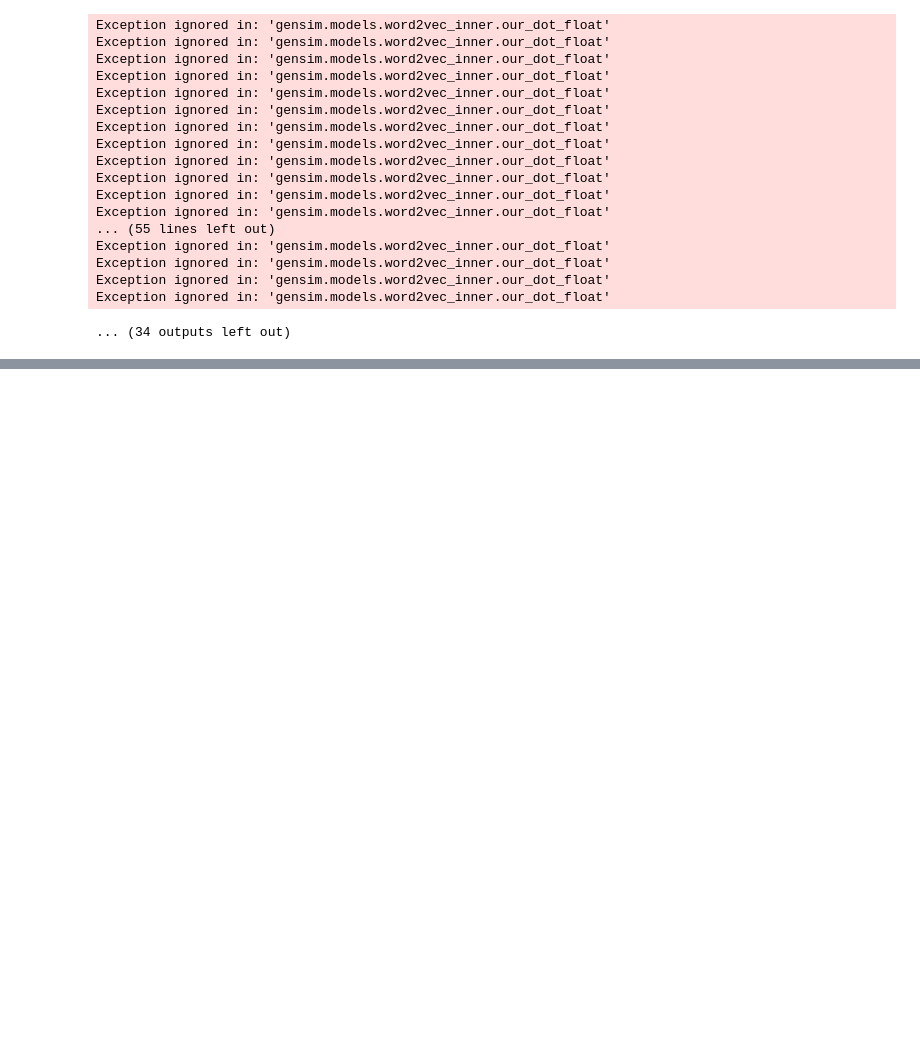
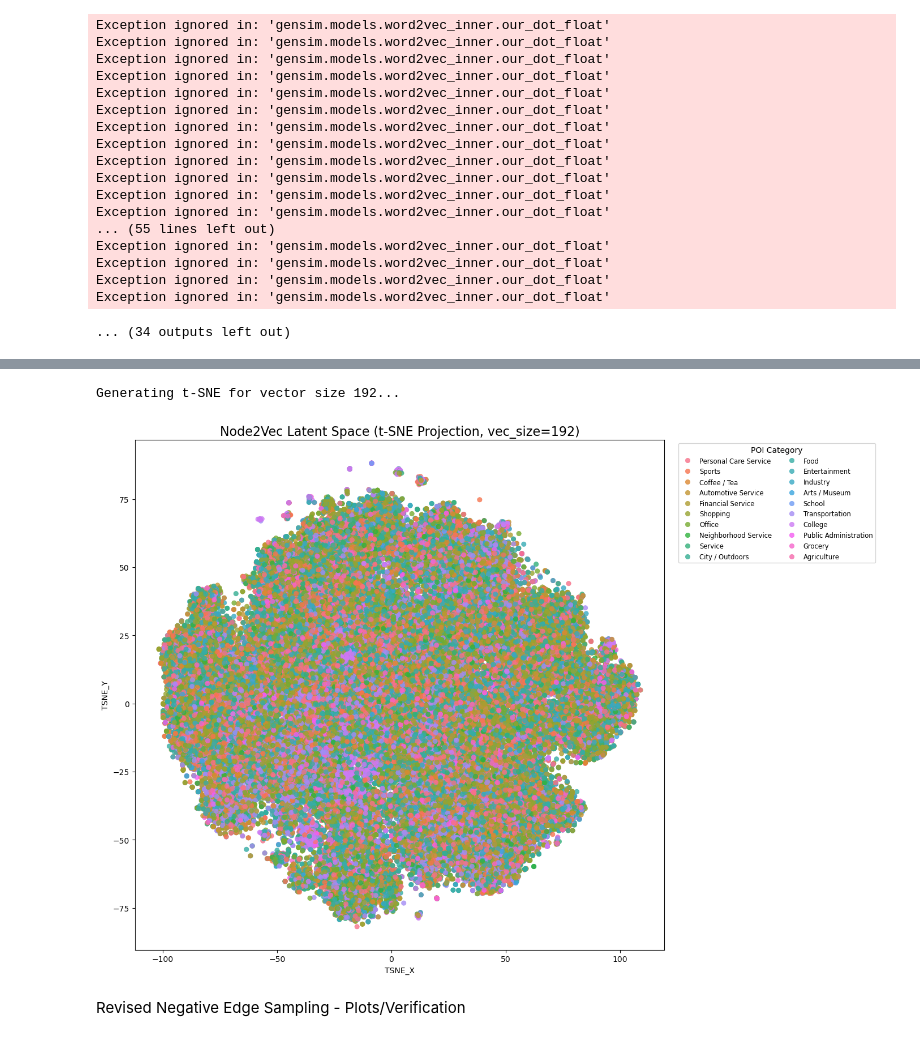
Before and after one commit to caleb-chandler/dependency-link-prediction, a Jupyter notebook: analysis.ipynb, the cells around one changed output, grey strips where cells are left out. Cells and saved outputs as stored; diff of their text form; code cells hidden in the pictures; blank space fills up the shorter version.

```diff
--- a/analysis.ipynb
+++ b/analysis.ipynb
@@ -600,0 +633,79 @@ plt.savefig('data/undir_trials/imgs/geo_vs_emb_scatter.png')
+# %%
+# --- POI t-SNE map ---
+
+# Pick one vector size to visualize
+target_vec_size = 192
+print(f"Generating t-SNE for vector size {target_vec_size}...")
+
+# 1. Extract the embeddings for this size
+# emb_df.loc[target_vec_size] gives us a Series where index = Node IDs, values = Vectors
+emb_series = emb_df.loc[target_vec_size]
+
+# Convert to a clean DataFrame
+node_df = pd.DataFrame({
+    'NODE_ID': emb_series.index,
+    'EMBEDDING': emb_series.values
+})
+
+# 2. Map the POI Category from your existing node_catalog
+node_df['POI_TYPE'] = node_df['NODE_ID'].map(node_catalog['TAXONOMY_ORIGIN'])
+
+# Drop any nodes that are missing a POI type
+node_df = node_df.dropna(subset=['POI_TYPE']).reset_index(drop=True)
+
+# 3. Extract the raw matrix for t-SNE
+X_matrix = np.stack(node_df['EMBEDDING'].values)
+
+# 4. Run t-SNE to squash from 48D down to 2D
+# Note: perplexity=30 is standard, you can tweak it between 5 and 50 if the plot looks weird
+tsne = TSNE(n_components=2, perplexity=30, random_state=42)
+X_2d = tsne.fit_transform(X_matrix)
+
+# 5. Add the new 2D coordinates back to our dataframe
+node_df['TSNE_X'] = X_2d[:, 0]
+node_df['TSNE_Y'] = X_2d[:, 1]
+
+# --- Plotting ---
+import seaborn as sns
+import matplotlib.pyplot as plt
+
+# 1. Find exactly how many unique POI categories we need to color
+num_pois = node_df['POI_TYPE'].nunique()
+
+# 2. Generate a maximally distinct color palette using HUSL
+# This mathematically spaces out the hues so they are as different as possible
+distinct_palette = sns.color_palette("husl", num_pois)
+
+# Made the figure slightly wider to comfortably fit a large legend
+plt.figure(figsize=(14, 10))
+
+sns.scatterplot(
+    data=node_df,
+    x='TSNE_X',
+    y='TSNE_Y',
+    hue='POI_TYPE',
+    palette=distinct_palette,
+    alpha=0.8,
+    edgecolor=None
+)
+
+plt.title(f'Node2Vec Latent Space (t-SNE Projection, vec_size={target_vec_size})', fontsize=16)
+
+# 3. Format the legend so it's readable even with many categories
+plt.legend(
+    bbox_to_anchor=(1.02, 1),
+    loc='upper left',
+    title="POI Category",
+    fontsize='small',
+    title_fontsize='medium',
+    ncol=(2 if num_pois > 15 else 1)
+)
+
+plt.tight_layout()
+plt.savefig(f'data/undir_trials/imgs/tsne_nodes_{target_vec_size}.png')
+plt.show()
+# %% [output]
+Generating t-SNE for vector size 192...
+[figure, added]
+# %% [markdown]
+Revised Negative Edge Sampling - Plots/Verification
```
Also changed, not shown: parts of 11 cells of this notebook, 1 other file.
